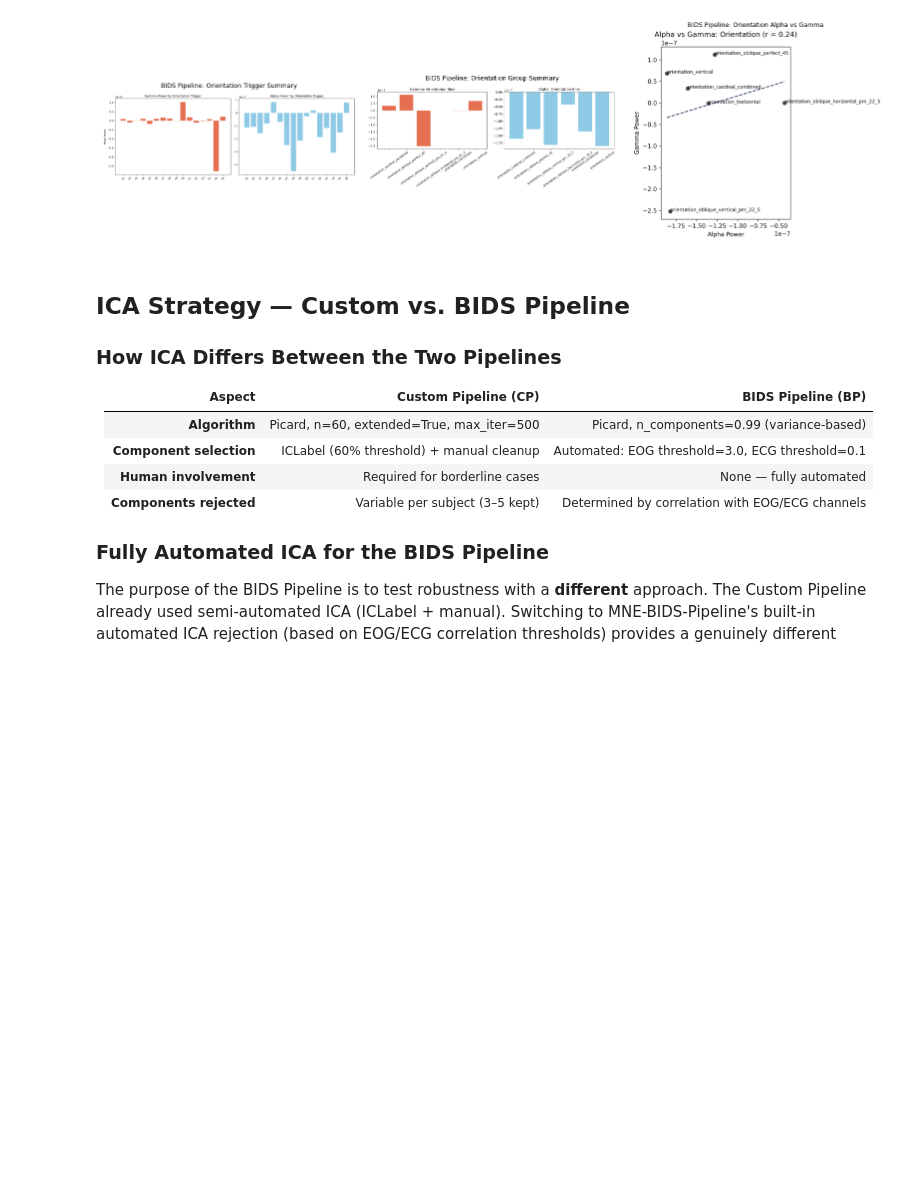
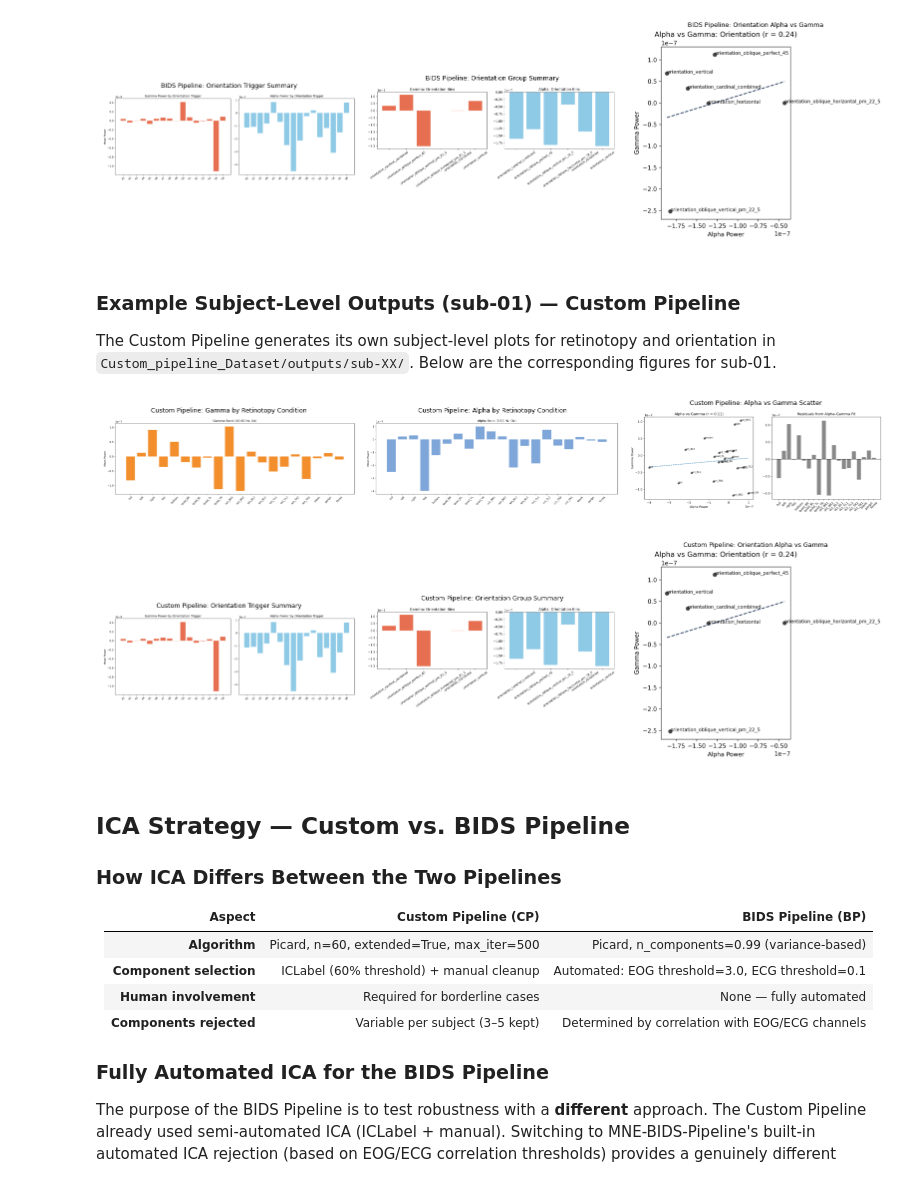
Before and after one commit to LI-ZHAODONG/eeg_visual_simulation_lac, a Jupyter notebook: EEG_Final_Version.ipynb, the cells around one changed output. Cells and saved outputs as stored; diff of their text form; code cells hidden in the pictures; blank space fills up the shorter version.

```diff
--- a/EEG_Final_Version.ipynb
+++ b/EEG_Final_Version.ipynb
@@ -352,6 +352,43 @@ else:
 # %% [output]
 [figure]
 [figure]
+# %% [markdown]
+### Example Subject-Level Outputs (sub-01) — Custom Pipeline
+
+The Custom Pipeline generates its own subject-level plots for retinotopy and orientation in `Custom_pipeline_Dataset/outputs/sub-XX/`. Below are the corresponding figures for sub-01.
+# %%
+# --- Custom Pipeline: Subject-level retinotopy and orientation figures (sub-01) ---
+sub = example_subject
+sub_dir = CUSTOM_OUTPUTS / sub
+
+# Retinotopy figures
+retino_figs = [
+    (sub_dir / "retinotopy_gamma_summary.png", "Custom Pipeline: Gamma by Retinotopy Condition"),
+    (sub_dir / "retinotopy_alpha_summary.png", "Custom Pipeline: Alpha by Retinotopy Condition"),
+    (sub_dir / "retinotopy_alpha_gamma_scatter.png", "Custom Pipeline: Alpha vs Gamma Scatter"),
+]
+paths = [p for p, _ in retino_figs if p.exists()]
+titles = [t for p, t in retino_figs if p.exists()]
+if paths:
+    show_images_grid(paths, titles, figsize=(16, 5), cols=3)
+else:
+    print(f"[No retinotopy figures found for {sub}]")
+
+# Orientation figures
+orient_figs = [
+    (sub_dir / "orientation_trigger_summary.png", "Custom Pipeline: Orientation Trigger Summary"),
+    (sub_dir / "orientation_group_summary.png", "Custom Pipeline: Orientation Group Summary"),
+    (sub_dir / "orientation_alpha_gamma_scatter.png", "Custom Pipeline: Orientation Alpha vs Gamma"),
+]
+paths = [p for p, _ in orient_figs if p.exists()]
+titles = [t for p, t in orient_figs if p.exists()]
+if paths:
+    show_images_grid(paths, titles, figsize=(16, 5), cols=3)
+else:
+    print(f"[No orientation figures found for {sub}]")
+# %% [output]
+[figure, added]
+[figure, added]
 # %% [markdown]
 ## ICA Strategy — Custom vs. BIDS Pipeline
 
```
Also changed, not shown: parts of 24 cells of this notebook.
